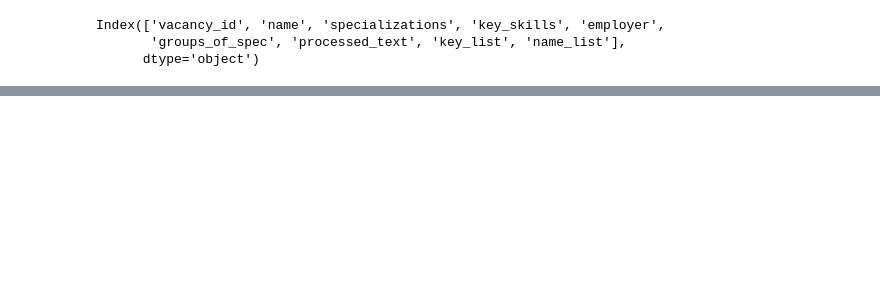
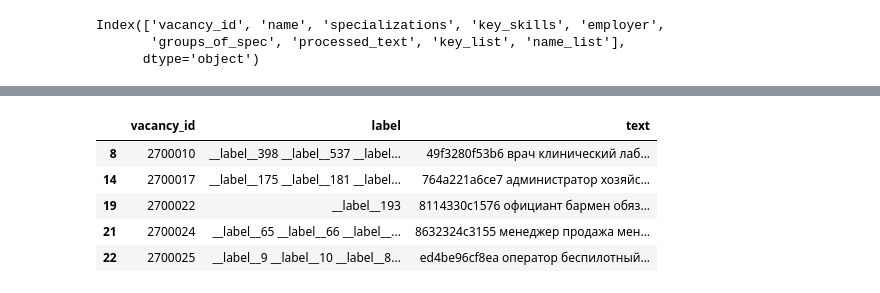
Before and after one commit to gleberof/dbt_hh, a Jupyter notebook: Notebooks/06. Unpivot train.ipynb, the cells around one changed output, grey strips where cells are left out. Cells and saved outputs as stored; diff of their text form; code cells hidden in the pictures; blank space fills up the shorter version.

```diff
--- a/Notebooks/06. Unpivot train.ipynb
+++ b/Notebooks/06. Unpivot train.ipynb
@@ -99,0 +184,9 @@ df_unpivoted.to_parquet('df_unp_vector.pq')
+# %%
+test.head()
+# %% [output]
+|  | vacancy_id | label | text |
+| 8 | 2700010 | __label__398 __label__537 __label... | 49f3280f53b6 врач клинический лаб... |
+| 14 | 2700017 | __label__175 __label__181 __label... | 764a221a6ce7 администратор хозяйс... |
+| 19 | 2700022 | __label__193 | 8114330c1576 официант бармен обяз... |
+| 21 | 2700024 | __label__65 __label__66 __label__... | 8632324c3155 менеджер продажа мен... |
+| 22 | 2700025 | __label__9 __label__10 __label__8... | ed4be96cf8ea оператор беспилотный... |
```
Also changed, not shown: parts of 43 cells of this notebook, 6 other files.
